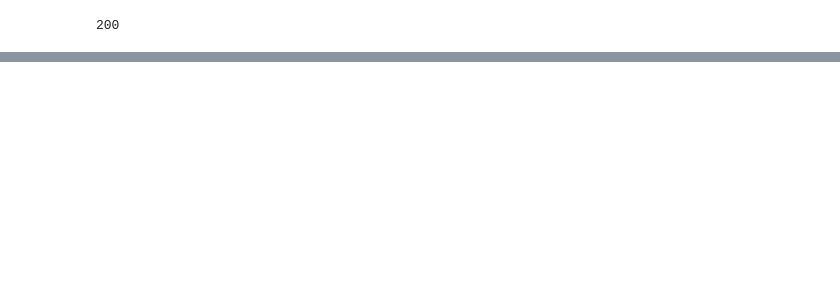
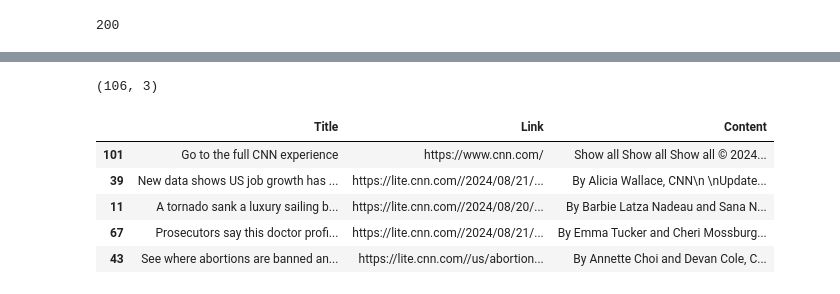
Before and after one commit to megabytekim/PyNewsCrawler, a Jupyter notebook: analysis.ipynb, the cells around one changed output, grey strips where cells are left out. Cells and saved outputs as stored; diff of their text form; code cells hidden in the pictures; blank space fills up the shorter version.

```diff
--- a/analysis.ipynb
+++ b/analysis.ipynb
@@ -42,0 +140,14 @@ Title:
+# %%
+df.shape
+# %% [output]
+(106, 3)
+# %%
+df_sample = df.sample(5)
+df_sample
+# %% [output]
+|  | Title | Link | Content |
+| 101 | Go to the full CNN experience | https://www.cnn.com/ | Show all Show all Show all © 2024... |
+| 39 | New data shows US job growth has ... | https://lite.cnn.com//2024/08/21/... | By Alicia Wallace, CNN\n \nUpdate... |
+| 11 | A tornado sank a luxury sailing b... | https://lite.cnn.com//2024/08/20/... | By Barbie Latza Nadeau and Sana N... |
+| 67 | Prosecutors say this doctor profi... | https://lite.cnn.com//2024/08/21/... | By Emma Tucker and Cheri Mossburg... |
+| 43 | See where abortions are banned an... | https://lite.cnn.com//us/abortion... | By Annette Choi and Devan Cole, C... |
```
Also changed, not shown: parts of 15 cells of this notebook, 1 other file.
